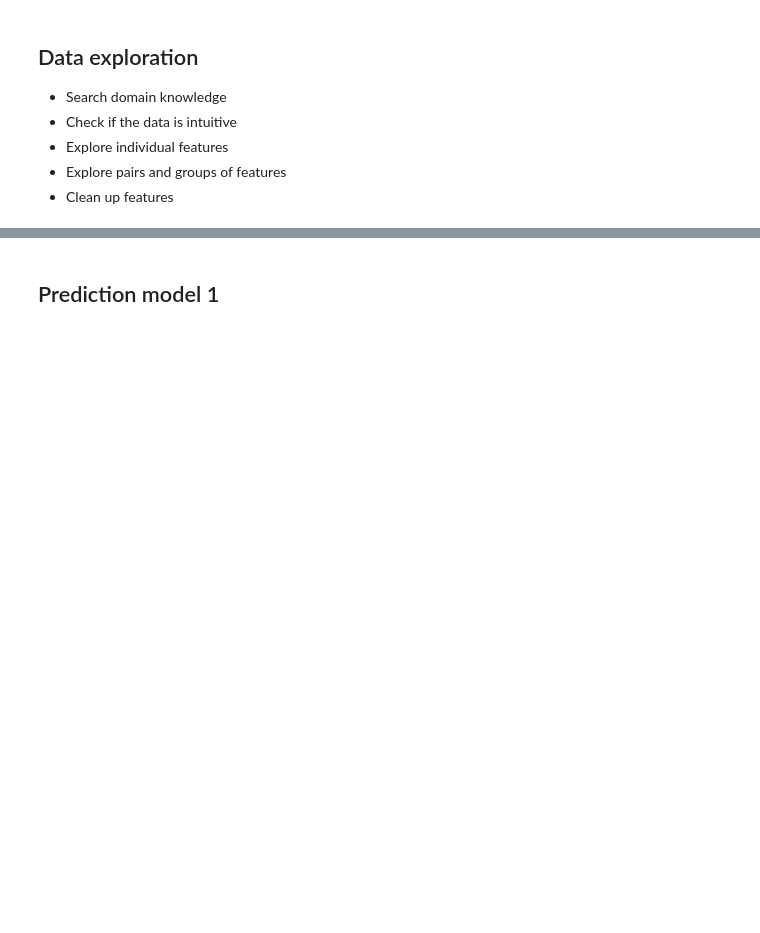
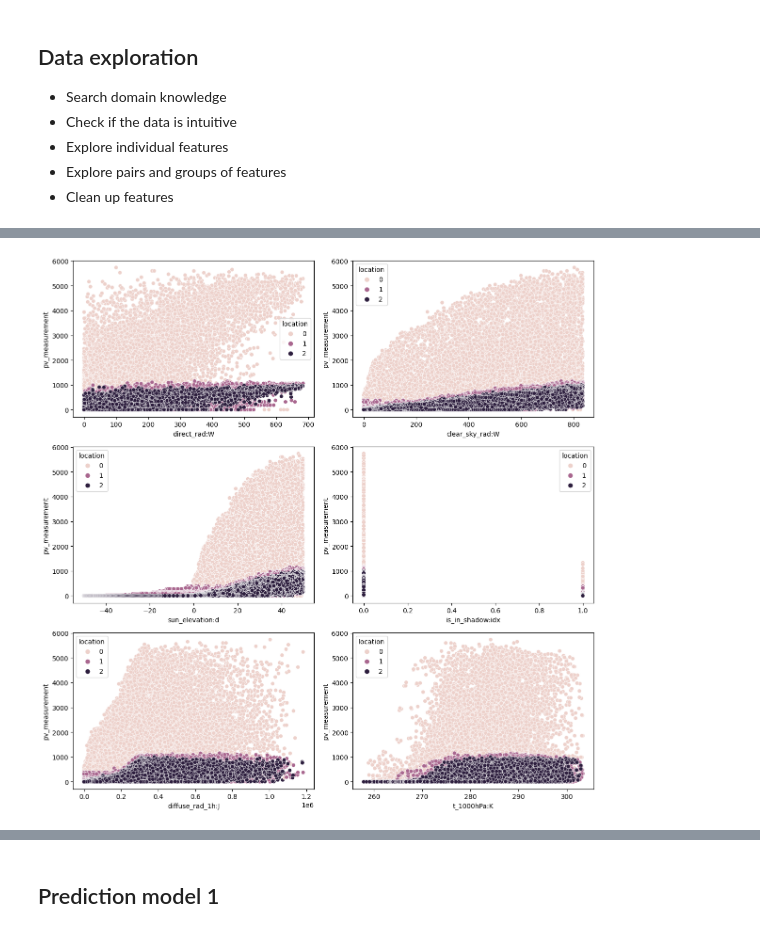
Before and after one commit to taheeraahmed/tdt4173-project, a Jupyter notebook: long-notebook.ipynb, the cells around one changed output, grey strips where cells are left out. Saved outputs shown, nothing was run; the diff lists cells and outputs as text; code cells hidden in the pictures; blank space fills up the shorter version.

Commit message:
Updated the long-notebook, created read_data.py and deleted data_exploration.ipynb

```diff
--- a/long-notebook.ipynb
+++ b/long-notebook.ipynb
@@ -16,0 +32,2 @@
+# %%
+X_train, X_train_with_targets = rd.read_data()
@@ -16,0 +99,11 @@
+# %%
+features = ["direct_rad:W", "clear_sky_rad:W", "sun_elevation:d", "is_in_shadow:idx", "diffuse_rad_1h:J", "t_1000hPa:K"] #Note pv_measurement not a feature
+fig, axes = plt.subplots(3, 2, figsize=(12, 12))
+flat_axes = axes.flatten()
+for i, feature in enumerate(features):
+    ax = flat_axes[i]
+    sns.scatterplot(data=X_train_with_targets, x=feature, y="pv_measurement", hue="location", ax=ax)
+plt.tight_layout()
+plt.show()
+# %% [output]
+[figure, added]
```
Also changed, not shown: parts of 13 cells of this notebook, 2 other files.
